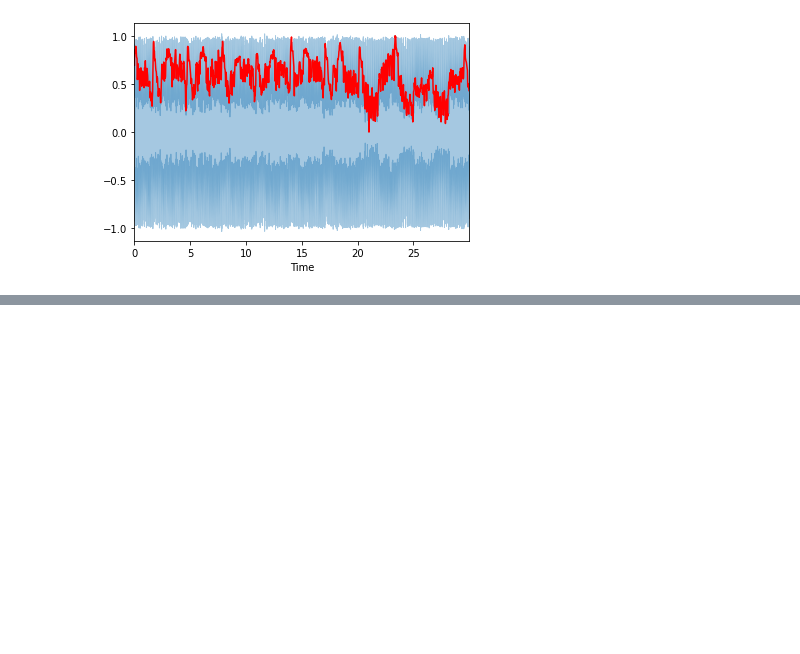
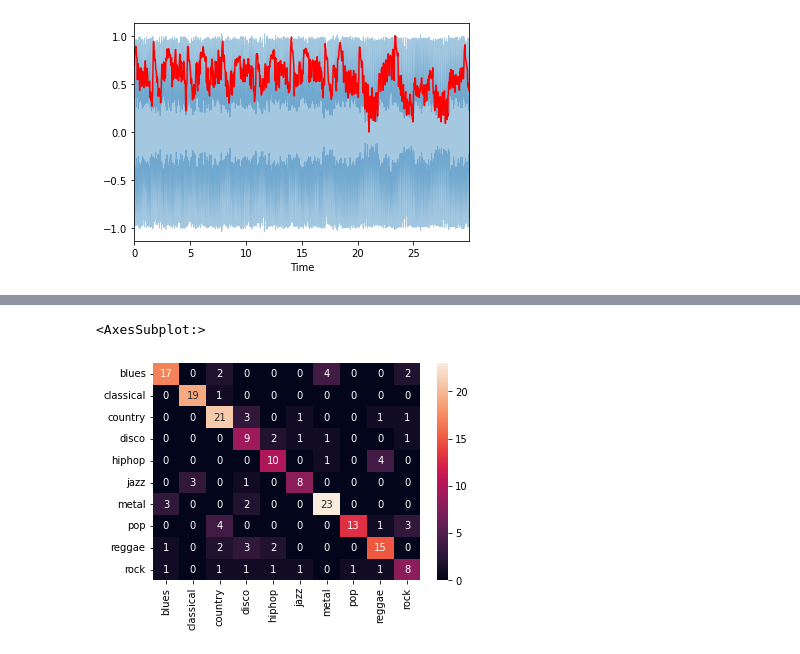
Before and after one commit to brianrgeving/CS687_Capstone, a Jupyter notebook: capstone.ipynb, the cells around one changed output, grey strips where cells are left out. Saved outputs shown, nothing was run; the diff lists cells and outputs as text; code cells hidden in the pictures; blank space fills up the shorter version.

```diff
--- a/capstone.ipynb
+++ b/capstone.ipynb
@@ -104,0 +377,8 @@ with open('data.csv', 'w', encoding='UTF8', newline='') as f:
+# %%
+df0 = pd.read_csv('data2.csv')
+df01 = df0.drop('songname', axis=1)
+df02 = df01.drop('group', axis=1)
+df02
+#df1.drop(group, axis=1)
+#df1.drop(songname, axis=1)
+#df1
@@ -104,0 +421,12 @@ with open('data.csv', 'w', encoding='UTF8', newline='') as f:
+# %%
+x0 = df02
+y0 = df0['group']
+
+scaler0 = StandardScaler()
+x_scaled0 = scaler0.fit_transform(x0)
+
+pca0 = PCA(n_components=50).fit(x_scaled0)
+x_pca0 = pca0.transform(x_scaled0)
+
+print(sum(pca0.explained_variance_ratio_))
+print(x_pca0.shape)
@@ -104,0 +529,12 @@ with open('data.csv', 'w', encoding='UTF8', newline='') as f:
+# %%
+x_train0, x_test0, y_train0, y_test0 = train_test_split(x_pca0, y0, test_size=.2, random_state=44, shuffle=True)
+#optimal svc settings
+rbf0 = SVC(kernel='rbf', C = 5, probability=True)
+rbf0.fit(x_train0, y_train0)
+
+rbf_pred0 = rbf0.predict(x_test0)
+
+cm_rbf0 = confusion_matrix(y_test0, rbf_pred0)
+
+print(accuracy_score(rbf0.predict(x_test0),y_test0))
+print(cm_rbf0)
@@ -104,0 +553,12 @@ with open('data.csv', 'w', encoding='UTF8', newline='') as f:
+# %%
+import seaborn as sns
+
+results = pd.DataFrame(cm_rbf0)
+
+results = results.rename(columns={0: "blues", 1: "classical", 2: "country", 3: "disco", 4: "hiphop", 5: "jazz", 6: "metal", 7: "pop", 8: "reggae", 9: "rock"})
+results = results.rename(index={0: "blues", 1: "classical", 2: "country", 3: "disco", 4: "hiphop", 5: "jazz", 6: "metal", 7: "pop", 8: "reggae", 9: "rock"})
+
+sns.heatmap(results, annot=True)
+# %% [output]
+<AxesSubplot:>
+[figure, added]
```
Also changed, not shown: parts of 17 cells of this notebook, 2 other files.
